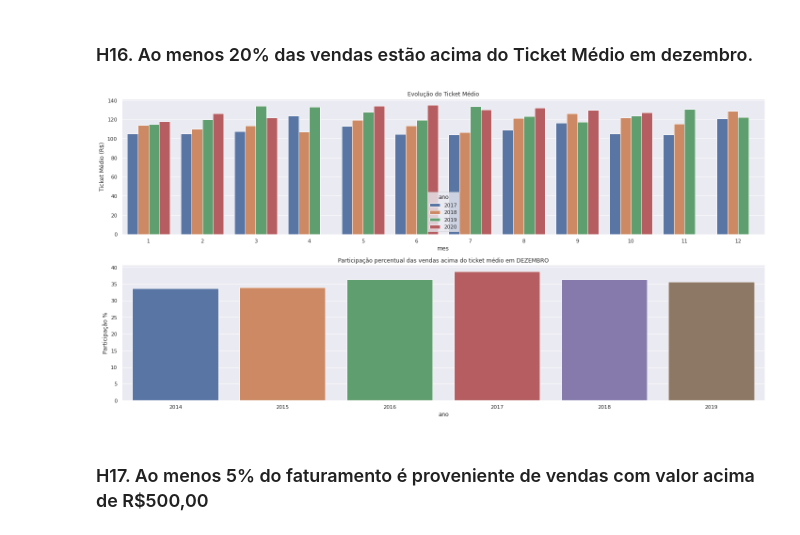
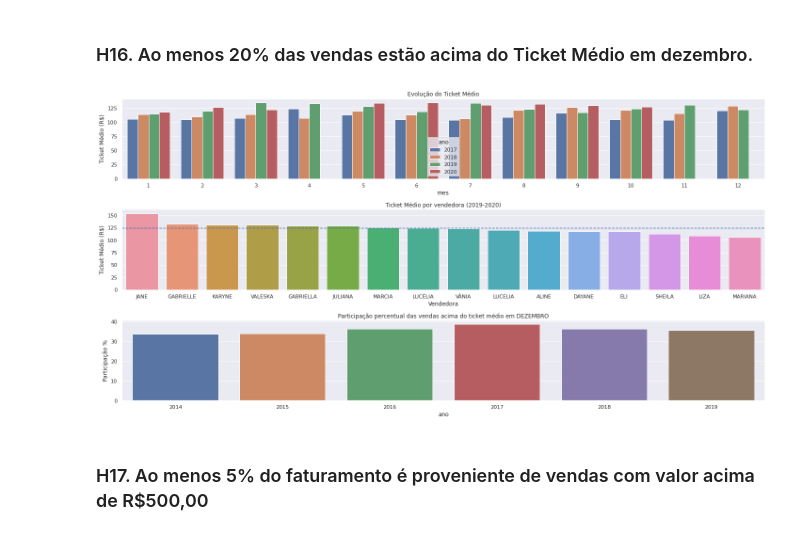
Before and after one commit to henriquelucasdf/EDA_morana, a Jupyter notebook: eda_morana.ipynb, the cells around one changed output. Drawn from its saved outputs; the diff is of its cells as text; code cells hidden in the pictures.

Commit message:
Projeto 2 finalizado

```diff
--- a/eda_morana.ipynb
+++ b/eda_morana.ipynb
@@ -732,13 +766,33 @@ aux16_1 = aux16[['ano', 'mes','valor_final']].groupby(['ano','mes']
 aux16_1 = aux16_1[aux16_1['ano']>=2017]
 aux16_1.columns = ['ano','mes','ticket_medio']
 
-plt.subplot(2,1,1)
+plt.subplot(3,1,1)
 sns.barplot(x='mes', y='ticket_medio', hue='ano', data=aux16_1)
 plt.ylabel("Ticket Médio (R$)")
 plt.title("Evolução do Ticket Médio")
 plt.tight_layout()
 
-#Segundo gráfico
+#Por vendedora
+aux16_3 = df3[(df3['tipo']=='V') & (df3['vendedor']!='VENDA DIRETA') &
+              (df3['ano']>=2019)]
+
+aux16_3 = aux16_3[['cliente', 'vendedor', 'valor_final']].groupby(
+    ['vendedor', 'cliente']).sum().reset_index()
+
+aux16_3 = aux16_3[['vendedor', 'valor_final']].groupby('vendedor'
+    ).mean().reset_index().sort_values('valor_final', ascending=False)
+
+ticket_medio = mean(aux16_3['valor_final'])
+
+plt.subplot(3,1,2)
+sns.barplot(x='vendedor', y='valor_final', data=aux16_3)
+plt.ylabel("Ticket Médio (R$)")
+plt.title("Ticket Médio por vendedora (2019-2020)")
+plt.xlabel("Vendedora")
+plt.axhline(ticket_medio, linestyle = "--")
+plt.tight_layout()
+
+#Terceiro gráfico
 aux16_2 = aux16[['ano', 'mes','valor_final']].groupby(['ano','mes']
                                               ).mean().reset_index()
 aux16_2 = aux16_2[aux16_2['mes']==12]
@@ -746,35 +800,36 @@ aux16_2.columns = ['ano','mes','ticket_medio']
 
 aux16_3 = aux16[['cliente', 'ano','mes','valor_final']].groupby(
               ['ano','mes','cliente']).sum().reset_index()
 aux16_3 = aux16_3[aux16_3['mes']==12]
 
 #Criando um dicionário
 ticket_dic = dict(zip(aux16_2['ano'],aux16_2['ticket_medio']))
 aux16_3['ticket_medio'] = aux16_3['ano'].map(ticket_dic)
 aux16_3['flag'] = aux16_3[['valor_final','ticket_medio']].apply(
                           lambda x: 1 if x['valor_final']>x['ticket_medio']
                           else 0, axis=1)
 
 aux16_3 = aux16_3[['ano','mes','flag','valor_final']].groupby(
                   ['ano','mes','flag']).count().reset_index()
 
 for x in range(len(aux16_3)):
   if aux16_3.loc[x,'flag']==1:
     aux16_3.loc[x,'participação'] = 100*np.round(
         aux16_3.loc[x,'valor_final']/(
         aux16_3.loc[x,'valor_final']+aux16_3.loc[x-1,'valor_final'])
         ,decimals=4)
   else:
         aux16_3.loc[x,'participação'] = 0
 
 aux16_3 = aux16_3[aux16_3['flag']==1]
-plt.subplot(2,1,2)
+
+plt.subplot(3,1,3)
 sns.barplot(x='ano',y='participação', data=aux16_3)
 plt.title("Participação percentual das vendas acima do ticket médio em DEZEMBRO")
 plt.ylabel("Participação %")
 plt.tight_layout()
 # %% [output]
-[figure, old version]
+[figure, new version]
 # %% [markdown]
 ### H17. Ao menos 5% do faturamento é proveniente de vendas com valor acima de R$500,00
 # %%
```
Also changed, not shown: parts of 5 cells of this notebook.
